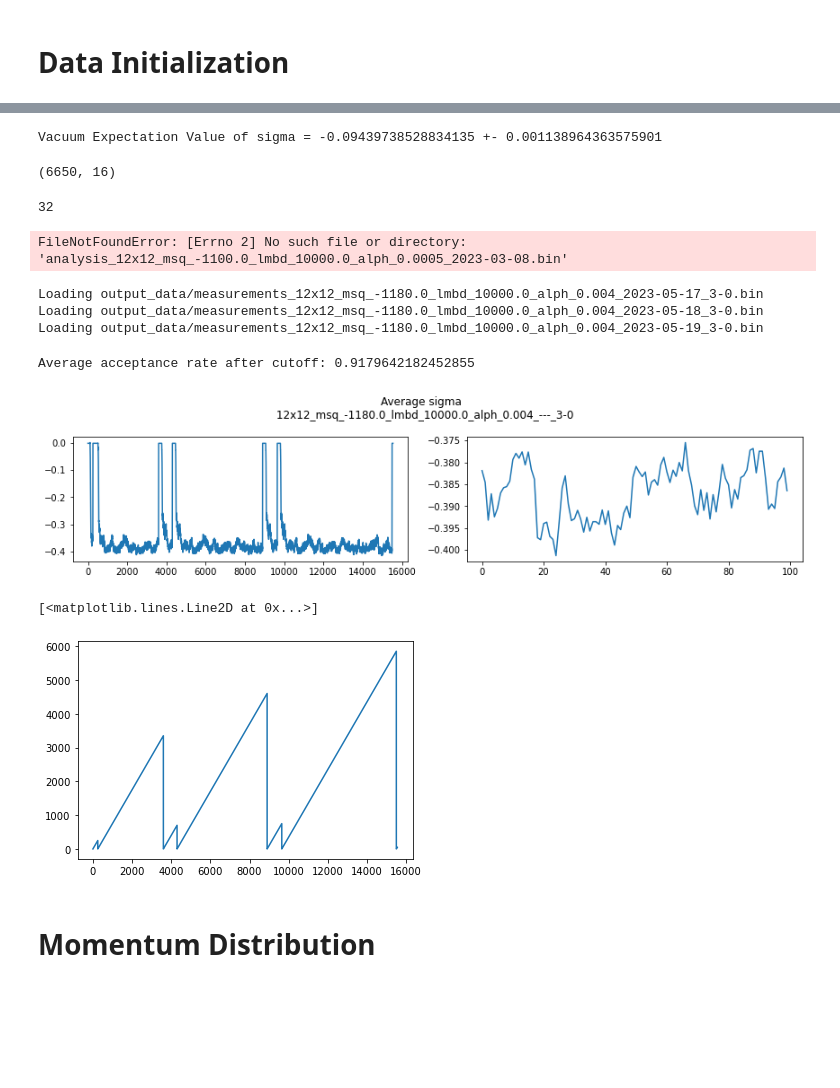
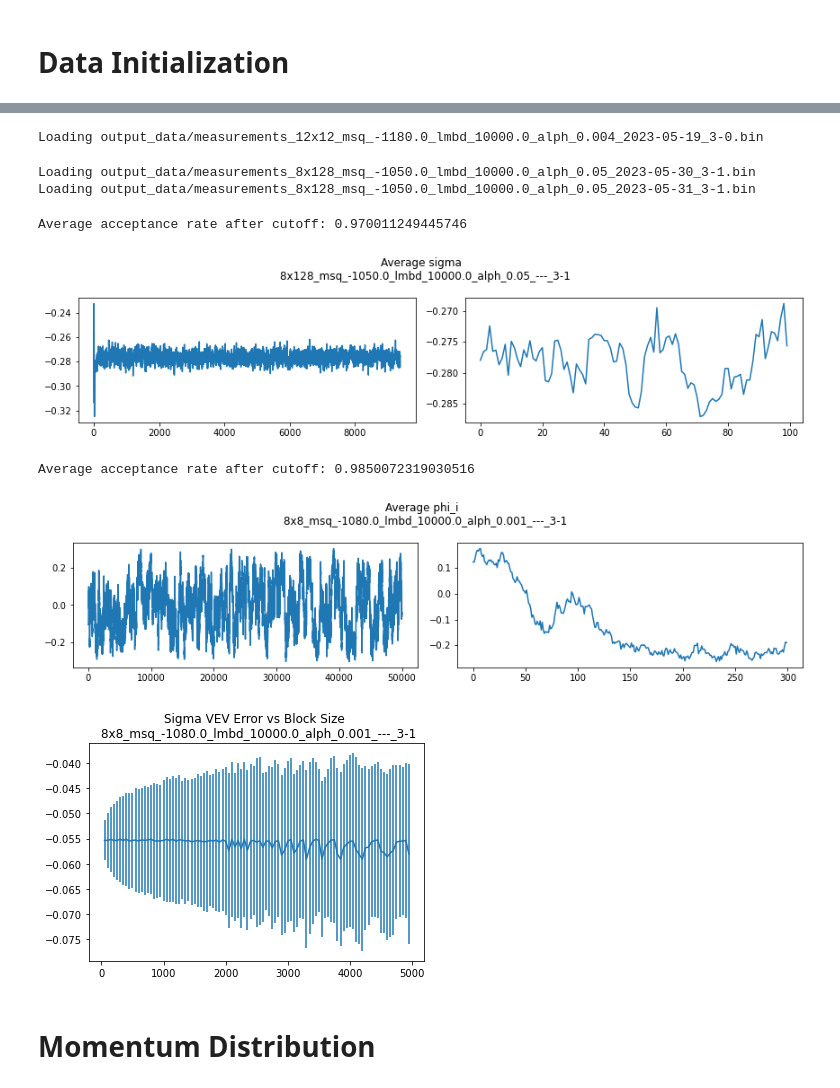
Before and after one commit to jinluchang/Qlattice, a Jupyter notebook: applications/hmc-pions/data_analysis-blocked.ipynb, the cells around one changed output, grey strips where cells are left out. Cells and saved outputs as stored; diff of their text form; code cells hidden in the pictures; blank space fills up the shorter version.

Commit message:
Changes to analysis notebook

```diff
--- a/applications/hmc-pions/data_analysis-blocked.ipynb
+++ b/applications/hmc-pions/data_analysis-blocked.ipynb
@@ -10,16 +10,16 @@ from calculate_corrs import *
 # Data Initialization
 # %%
 # Extent of the lattice
-Nx = 12
-Nt = 12
+Nx = 8
+Nt = 128
 # Spacial volume of the lattice
 Vx = Nx**3
 # The parameters in the action
-m_sq = -1180.
+m_sq = -1050.
 lmbd = 10000.0
-alpha = 0.004
+alpha = 0.05
 
-version = "3-0"
+version = "3-1"
 
 # The number of trajectories until thermalization
 cutoff = 1000
@@ -62,23 +28,11 @@ Vacuum Expectation Value of psqm = (0.02340619764008721+0j) +- (7.47140915214861
-# %%
-C.calc_pipim_s_corrs()
-# %% [output]
-Vacuum Expectation Value of sigma = -0.09439738528834135 +- 0.001138964363575901
-# %%
-pipim_ts = C.apply_to_timeslices_m(np.array(C.timeslices_m),lambda ts: (ts[1]+ts[2]+ts[3])*np.conj(ts[1]+ts[2]+ts[3])/3)
-len(pipim_ts),len(pipim_ts[0])
-# %% [output]
-(6650, 16)
-# %%
-len(C.timeslices_m[0][0])
-# %% [output]
-32
 # %%
 # Load preprocessed data
-date = "2023-03-08"
+date = "2023-05"
+day = "19"
 data = LatticeData(Nx, Nt, m_sq, lmbd, alpha, version, cutoff, block_size)
-data.load(date)
+data.load_data(date, day)
 # %% [output]
-FileNotFoundError: [Errno 2] No such file or directory: 'analysis_12x12_msq_-1100.0_lmbd_10000.0_alph_0.0005_2023-03-08.bin'
+Loading output_data/measurements_12x12_msq_-1180.0_lmbd_10000.0_alph_0.004_2023-05-19_3-0.bin
 # %%
 # Load unprocessed data
 date = "2023-01"
@@ -87,22 +41,29 @@ data = LatticeData(Nx, Nt, m_sq, lmbd, alpha, version, cutoff, block_size)
 data.load_all_data()
 step_size = data.psq_dist_center/32.0
 # %% [output]
-Loading output_data/measurements_12x12_msq_-1180.0_lmbd_10000.0_alph_0.004_2023-05-17_3-0.bin
-Loading output_data/measurements_12x12_msq_-1180.0_lmbd_10000.0_alph_0.004_2023-05-18_3-0.bin
-Loading output_data/measurements_12x12_msq_-1180.0_lmbd_10000.0_alph_0.004_2023-05-19_3-0.bin
+Loading output_data/measurements_8x128_msq_-1050.0_lmbd_10000.0_alph_0.05_2023-05-30_3-1.bin
+Loading output_data/measurements_8x128_msq_-1050.0_lmbd_10000.0_alph_0.05_2023-05-31_3-1.bin
 # %%
 # Plot an observable
 data.plot_sigma(100)
 #plt.legend()
 plt.show()
 # %% [output]
-Average acceptance rate after cutoff: 0.9179642182452855
+Average acceptance rate after cutoff: 0.970011249445746
-[figure, old version]
+[figure, new version]
 # %%
-plt.plot(data.trajs)
+data.plot_phi()
+plt.show()
 # %% [output]
-[<matplotlib.lines.Line2D at 0x...>]
+Average acceptance rate after cutoff: 0.9850072319030516
-[figure, old version]
+[figure, new version]
+# %%
+data.scan_phi0_done=False
+data.scan_phi0(range(50,5000,50))
+data.plot_phi0_scan()
+plt.show()
+# %% [output]
+[figure, added]
 # %% [markdown]
 # Momentum Distribution
 # %%
```
Also changed, not shown: parts of 13 cells of this notebook.
